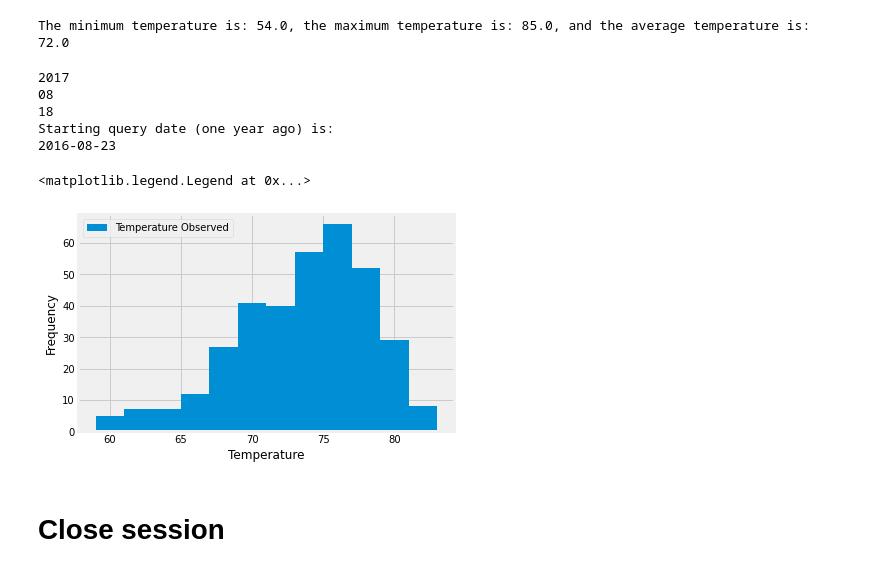
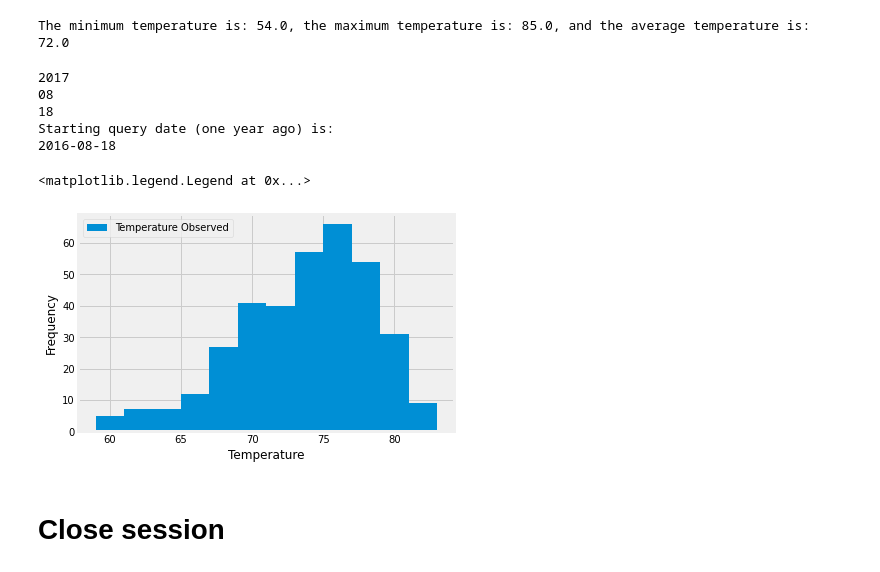
Before and after one commit to GND95/SQLAlchemy-Challenge, a Jupyter notebook: Climate Analysis.ipynb, the cells around one changed output. Drawn from its saved outputs; the diff is of its cells as text; code cells hidden in the pictures.

Commit message:
fixing bug where the wrong variable was used for a query date

```diff
--- a/Climate Analysis.ipynb
+++ b/Climate Analysis.ipynb
@@ -144,31 +144,31 @@ The minimum temperature is: 54.0, the maximum temperature is: 85.0, and the aver
 # %%
 # Using the most active station id
 # Query the last 12 months of temperature observation data for this station and plot the results as a histogram
 this_station_most_recent_date = session.query(Measurement.date).filter(Measurement.station == most_active_single_station).order_by(Measurement.date.desc()).first()
 
 intDateListStation = this_station_most_recent_date[0].split('-') #splitting the formatted date to a list
 for number in intDateListStation:
     print(number)
 
 most_recent_query_date_station = dt.date(int(intDateListStation[0]), int(intDateListStation[1]), int(intDateListStation[2]))
 
-query_date = most_recent_query_date - dt.timedelta(days=365)
+query_date = most_recent_query_date_station - dt.timedelta(days=365)
 print(f"Starting query date (one year ago) is:\n{query_date}")
 
 station_temp_results = session.query(Measurement.tobs).filter(Measurement.station == most_active_single_station).filter(Measurement.date > query_date).all()
 
 station_df = pd.DataFrame(station_temp_results)
 histogram = station_df.plot.hist(bins=12)
 histogram.set_xlabel("Temperature")
 histogram.legend(labels=["Temperature Observed"])
 # %% [output]
 2017
 08
 18
 Starting query date (one year ago) is:
-2016-08-23
+2016-08-18
 <matplotlib.legend.Legend at 0x...>
-[figure, old version]
+[figure, new version]
 # %% [markdown]
 # Close session
 # %%
```
